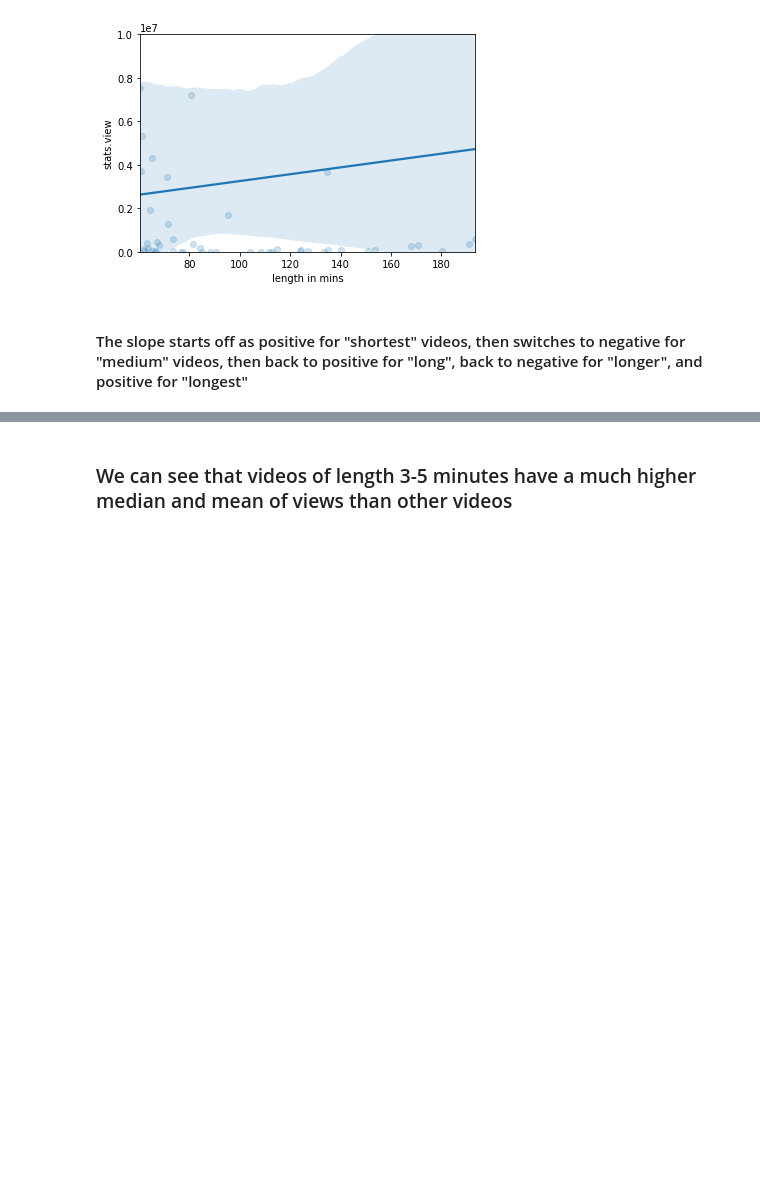
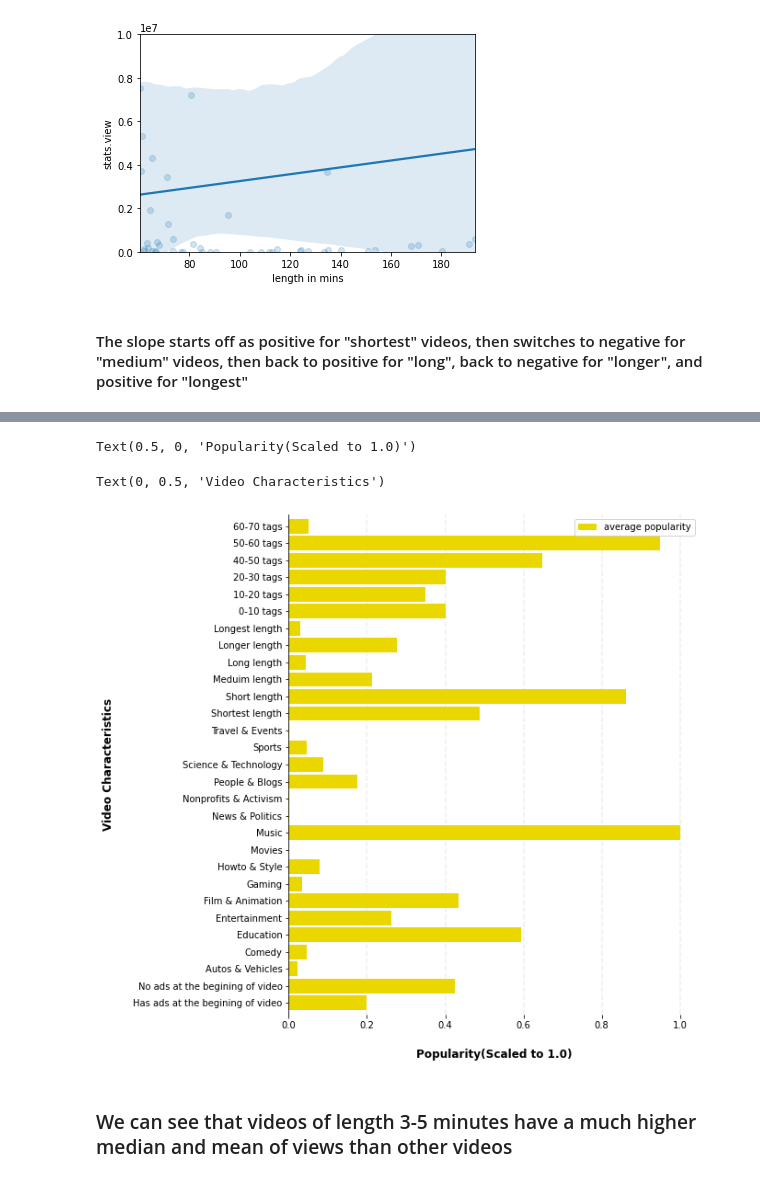
Before and after one commit to oakaigh/cogs108-wi21-group068, a Jupyter notebook: FinalProject_group068.ipynb, the cells around one changed output, grey strips where cells are left out. Saved outputs shown, nothing was run; the diff lists cells and outputs as text; code cells hidden in the pictures; blank space fills up the shorter version.

```diff
--- a/FinalProject_group068.ipynb
+++ b/FinalProject_group068.ipynb
@@ -798,7 +770,7 @@ column_names = ["video characteristic", "average likes", "average comments", "av
 df = pd.DataFrame(columns = column_names)
 df_2 = pd.DataFrame(columns = column_names)
 df_3 = pd.DataFrame(columns = column_names)
-#df_4 = pd.DataFrame(columns = column_names)
+df_4 = pd.DataFrame(columns = column_names)
 
 ads = ["Has ads at the begining of video", "No ads at the begining of video"]
 length = ["Shortest length", "Short length", "Meduim length", "Long length", "Longer length", "Longest length"]
@@ -817,13 +789,16 @@ df_2["video characteristic"], df_2["average likes"],  df_2["average comments"],
 
 df_3["video characteristic"],df_3["average likes"],  df_3["average comments"], df_3["average views"]= [length, mean_likes, mean_comment, mean_views]
 
-#df_3["video characteristic"],df_3["average likes"],  df_3["average comments"], df_3["average views"] =
+df_4["video characteristic"],df_4["average likes"],  df_4["average comments"], df_4["average views"] = [ tags, tags_likes_mean['Likes'], tags_comments_mean['Comments'], tags_views_mean['Views']]
 
 #append dataframes together
 df = df.append(df_2)
 df= df.append(df_3)
-#df = df.append(df_4)
+df = df.append(df_4)
 
 df['average popularity'] = (df['average likes']+ df['average comments']+ df['average views'])/3
+
+#Standardize Popularity
+df['average popularity'] = df['average popularity'] / df['average popularity'].max()
 df
 # %% [output]
@@ -831,3 +822,26 @@ NameError: name 'mean_views' is not defined
+# %%
+ax4 = df.plot.barh(x='video characteristic', y='average popularity', figsize=(8, 10), color='#EAD700', zorder=2, width=0.85)
+
+# Remove the spines
+ax4.spines['right'].set_visible(False)
+ax4.spines['top'].set_visible(False)
+ax4.spines['bottom'].set_visible(False)
+
+# x-axis label
+ax4.set_xlabel("Popularity(Scaled to 1.0)", labelpad=20, weight='bold', size=12)
+
+# y-axis label
+ax4.set_ylabel("Video Characteristics", labelpad=20, weight='bold', size=12)
+
+# Vertical dashed lines
+axis = ax4.get_xticks()
+for mark in axis:
+    if mark != axis[6]:
+        noPrintConsole = ax4.axvline(x=mark, linestyle='dashed', alpha=1.0, color='#eeeeee', zorder=1)
+# %% [output]
+Text(0.5, 0, 'Popularity(Scaled to 1.0)')
+Text(0, 0.5, 'Video Characteristics')
+[figure, added]
 # %% [markdown]
 ### We can see that videos of length 3-5 minutes have a much higher median and mean of views than other videos
 # %% [markdown]
```
Also changed, not shown: parts of 3 cells of this notebook.
